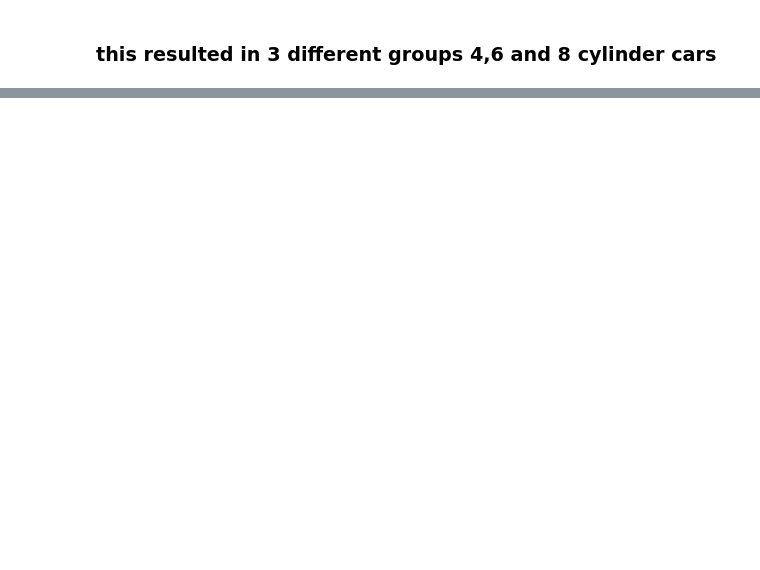
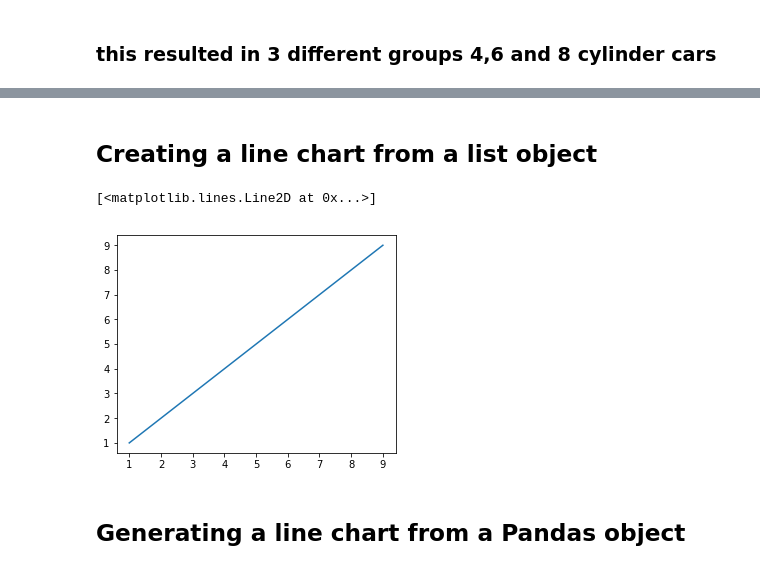
Before and after one commit to sousablde/DataSci-Searcheable-Notes, a Jupyter notebook: DataSci-Extended Notes.ipynb, the cells around one changed output, grey strips where cells are left out. Saved outputs shown, nothing was run; the diff lists cells and outputs as text; code cells hidden in the pictures; blank space fills up the shorter version.

Commit message:
defining plot elements

```diff
--- a/DataSci-Extended Notes.ipynb
+++ b/DataSci-Extended Notes.ipynb
@@ -519,0 +558,18 @@ cars_groups.mean()
+# %%
+%matplotlib inline
+#setting up the size I want for the graphs
+rcParams['figure.figsize'] = 5, 4
+sb.set_style('whitegrid')
+# %% [markdown]
+## Creating a line chart from a list object
+# %%
+#creating an array obj
+x = range(1,10)
+y = [1,2,3,4,5,6,7,8,9]
+
+plt.plot(x,y)
+# %% [output]
+[<matplotlib.lines.Line2D at 0x...>]
+[figure, added]
+# %% [markdown]
+## Generating a line chart from a Pandas object
```
Also changed, not shown: parts of 19 cells of this notebook.
